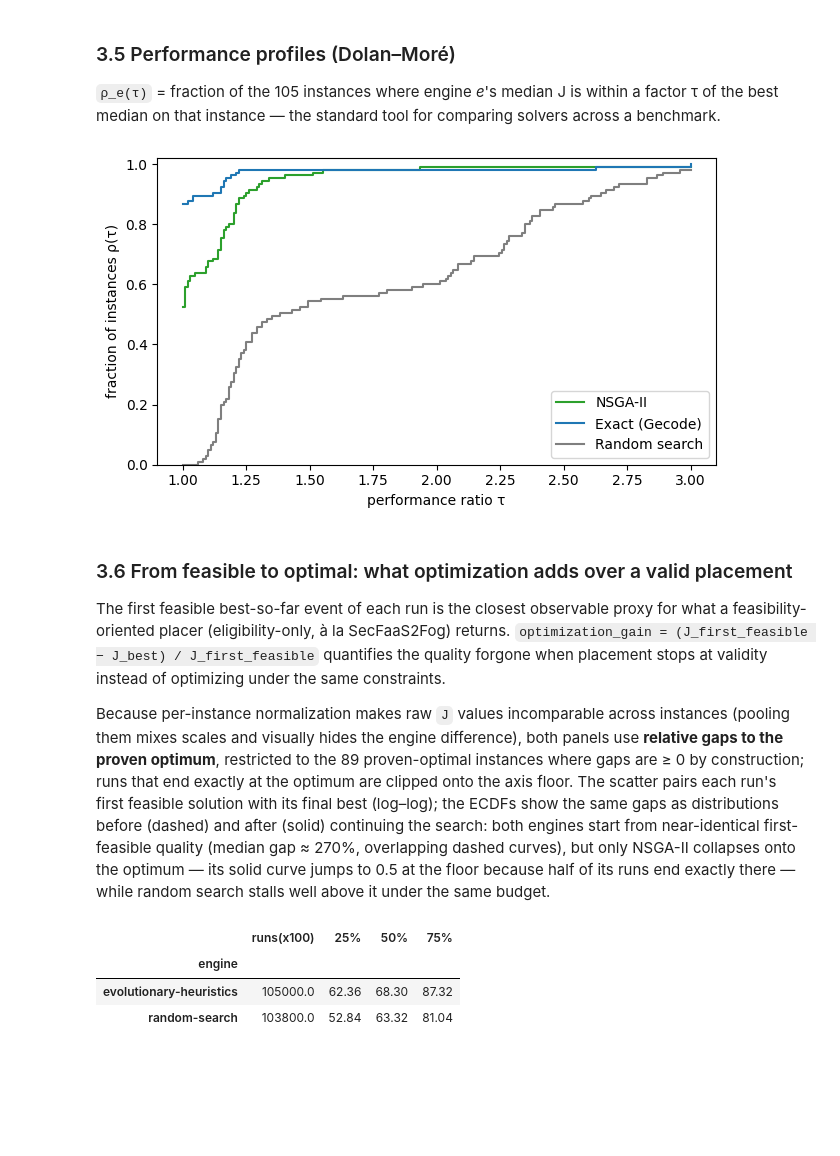
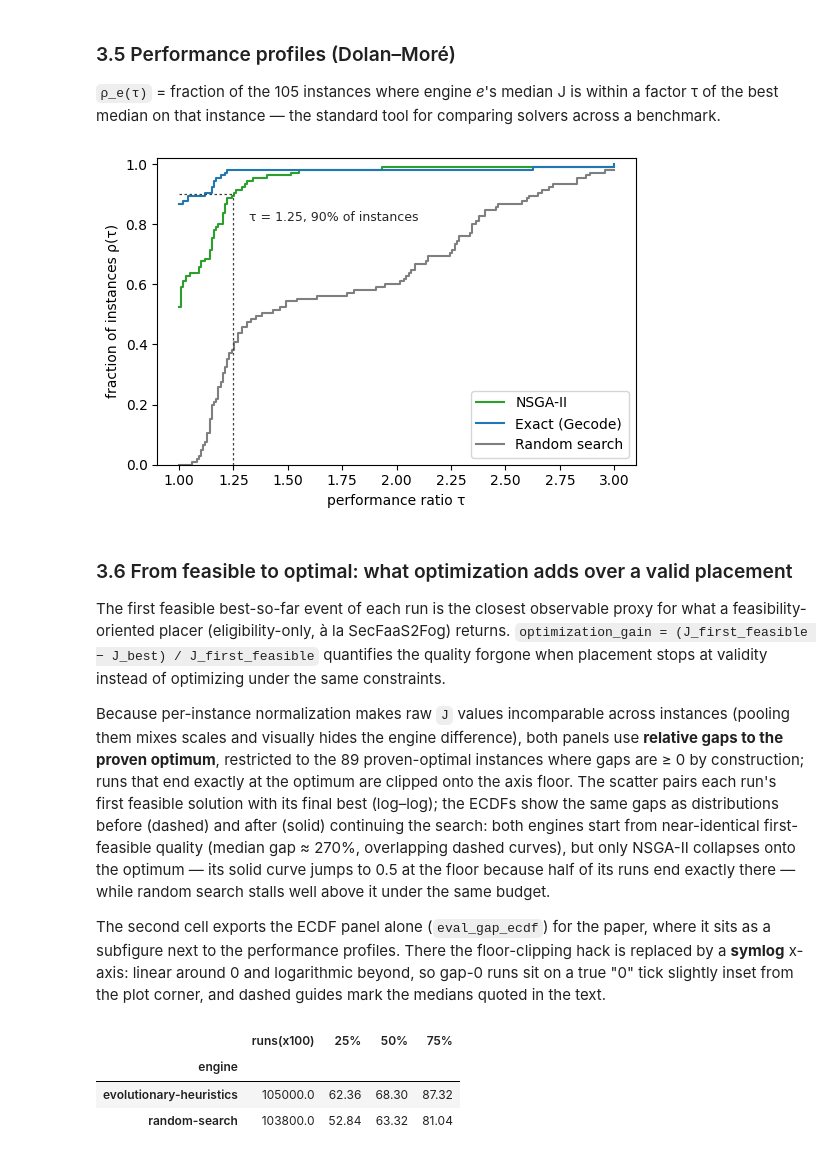
Before and after one commit to isa-group/OpenBinding, a Jupyter notebook: experimentation/icsoc/notebooks/03_results_evaluation.ipynb, the cells around one changed output. Drawn from its saved outputs; the diff is of its cells as text; code cells hidden in the pictures; blank space fills up the shorter version.

```diff
--- a/experimentation/icsoc/notebooks/03_results_evaluation.ipynb
+++ b/experimentation/icsoc/notebooks/03_results_evaluation.ipynb
@@ -268,16 +268,27 @@ else:
 best median on that instance — the standard tool for comparing solvers across a benchmark.
 # %%
 taus, profiles = analysis.performance_profile(runs)
-fig, ax = plt.subplots(figsize=(6.4, 3.8))
+# Same figsize as eval_gap_ecdf: both render side by side in the paper.
+fig, ax = plt.subplots(figsize=(5.6, 3.8))
 for engine, rho in profiles.items():
     ax.step(taus, rho, where='post', color=ENGINE_COLORS.get(engine),
             label=ENGINE_LABELS.get(engine, engine))
+# Dashed guide: NSGA-II stays within a factor 1.25 of the best median on
+# ~90% of the instances (partial segments meeting at the guide point).
+GUIDE_TAU, GUIDE_RHO = 1.25, 0.90
+GUIDE_STYLE = dict(color='0.25', lw=0.9, ls=(0, (2, 2)))
+ax.plot([GUIDE_TAU, GUIDE_TAU], [0, GUIDE_RHO], **GUIDE_STYLE)
+ax.plot([taus.min(), GUIDE_TAU], [GUIDE_RHO, GUIDE_RHO], **GUIDE_STYLE)
+ax.annotate(f'τ = {GUIDE_TAU}, {GUIDE_RHO:.0%} of instances',
+            xy=(GUIDE_TAU, GUIDE_RHO), xytext=(GUIDE_TAU + 0.07, GUIDE_RHO - 0.09),
+            fontsize=9, color='0.15',
+            bbox=dict(facecolor='white', alpha=0.75, edgecolor='none', pad=1.5))
 ax.set(xlabel='performance ratio τ', ylabel='fraction of instances ρ(τ)', ylim=(0, 1.02))
 ax.legend()
 fig.tight_layout()
 analysis.save_fig(fig, 'eval_performance_profiles', FIGURES)
 # %% [output]
-[figure, old version]
+[figure, new version]
 # %% [markdown]
 ### 3.6 From feasible to optimal: what optimization adds over a valid placement
 
@@ -295,6 +306,11 @@ gaps as distributions before (dashed) and after (solid) continuing the search: b
 from near-identical first-feasible quality (median gap ≈ 270%, overlapping dashed curves), but
 only NSGA-II collapses onto the optimum — its solid curve jumps to 0.5 at the floor because half
 of its runs end exactly there — while random search stalls well above it under the same budget.
+
+The second cell exports the ECDF panel alone (`eval_gap_ecdf`) for the paper, where it sits as a
+subfigure next to the performance profiles. There the floor-clipping hack is replaced by a
+**symlog** x-axis: linear around 0 and logarithmic beyond, so gap-0 runs sit on a true "0" tick
+slightly inset from the plot corner, and dashed guides mark the medians quoted in the text.
 # %%
 ffb = analysis.first_feasible_vs_best(traces)
 ffb = ffb[ffb.engine != EXACT_ENGINE].merge(references, on='instance_id')
```
Also changed, not shown: parts of 3 cells of this notebook, 29 other files.
